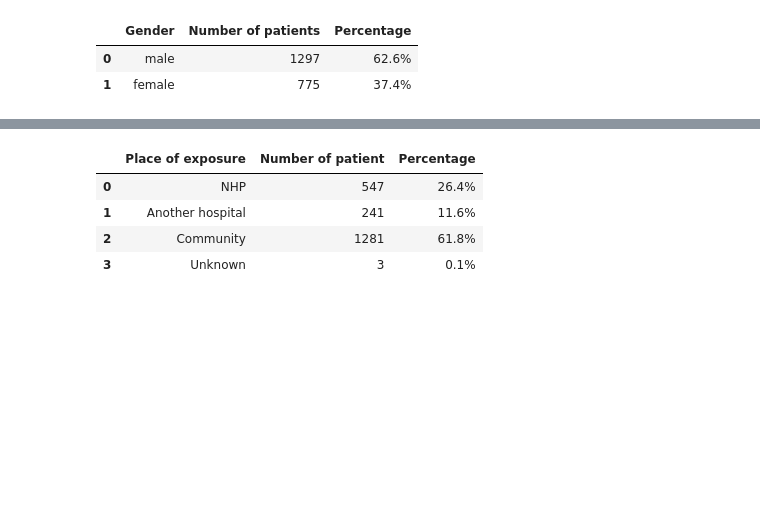
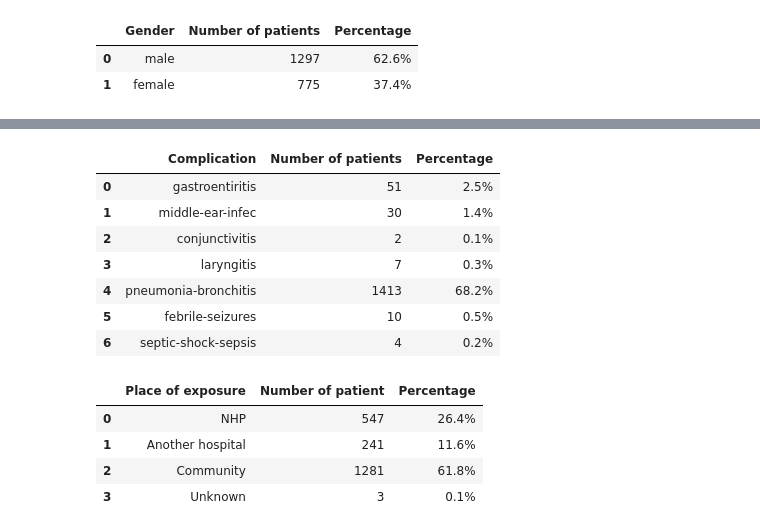
Before and after one commit to hung3a8/nhp-measles-analyse, a Jupyter notebook: Notebooks/analyze_data.ipynb, the cells around one changed output, grey strips where cells are left out. Saved outputs shown, nothing was run; the diff lists cells and outputs as text; code cells hidden in the pictures; blank space fills up the shorter version.

Commit message:
finish table 1 report

```diff
--- a/Notebooks/analyze_data.ipynb
+++ b/Notebooks/analyze_data.ipynb
@@ -7,7 +7,7 @@ import os
 from matplotlib import pyplot as plt
 from pathlib import Path
 # %%
-DATA_PATH = '../dataset'
+DATA_PATH = '/Users/vuhoangnguyen/Research/'
 RAW_DATA = os.path.join(DATA_PATH, 'raw_data.csv')
 OUT_DATA = os.path.join(DATA_PATH, 'out.csv')
 raw_dataset = pd.read_csv(RAW_DATA, keep_default_na=False)
@@ -67,0 +32,22 @@ diseases
+# %%
+#Diagnosis upon admission: dựa trên cột diagnosis of admission
+#- Measles: soi
+#- Pneumonia: phoi
+#- Bronchopneumonia: phe quan
+#- Other diagnosis: còn lại
+column_name = ['Measles','Pneumonia','Bronchopneumonia','Other diagnosis']
+val = [0] * 4
+for i in raw_dataset['Dianogis of admission']:
+    dis = i.lower()
+    if 'soi' in dis:
+        val[0] += 1
+    if 'phoi' in dis:
+        val[1] += 1
+    if 'phe quan' in dis:
+        val[2] += 1
+    if 'soi' not in dis and 'phoi' not in dis and 'phe quan' not in dis:
+        val[3] += 1
+
+disgnosis_upon_admission = pd.DataFrame([column_name,val,[str(round(i*100/dataset.shape[0],1))+'%' for i in val]],
+                                        index = ['Diagnosis upon admission','Number of patients','Percentage']).T
+disgnosis_upon_admission
@@ -68,3 +86,20 @@ diseases
+# %%
+prefix = 'complication-'
+column_name = ['gastroentiritis','middle-ear-infec','conjunctivitis','laryngitis','pneumonia-bronchitis',
+'febrile-seizures','septic-shock-sepsis']
+val = [dataset[prefix+i].sum() for i in column_name]
+complication = pd.DataFrame([column_name,val,[str(round(i*100/dataset.shape[0],1))+'%' for i in val]],
+                index=['Complication','Number of patients','Percentage']).T
+complication
+# %% [output]
+|  | Complication | Number of patients | Percentage |
+| 0 | gastroentiritis | 51 | 2.5% |
+| 1 | middle-ear-infec | 30 | 1.4% |
+| 2 | conjunctivitis | 2 | 0.1% |
+| 3 | laryngitis | 7 | 0.3% |
+| 4 | pneumonia-bronchitis | 1413 | 68.2% |
+| 5 | febrile-seizures | 10 | 0.5% |
+| 6 | septic-shock-sepsis | 4 | 0.2% |
 # %%
 # Calculate number of patients in each place of exposure
 place = ['NHP', 'Another hospital', 'Community', 'Unknown']
```
Also changed, not shown: parts of 18 cells of this notebook, 1 other file.
